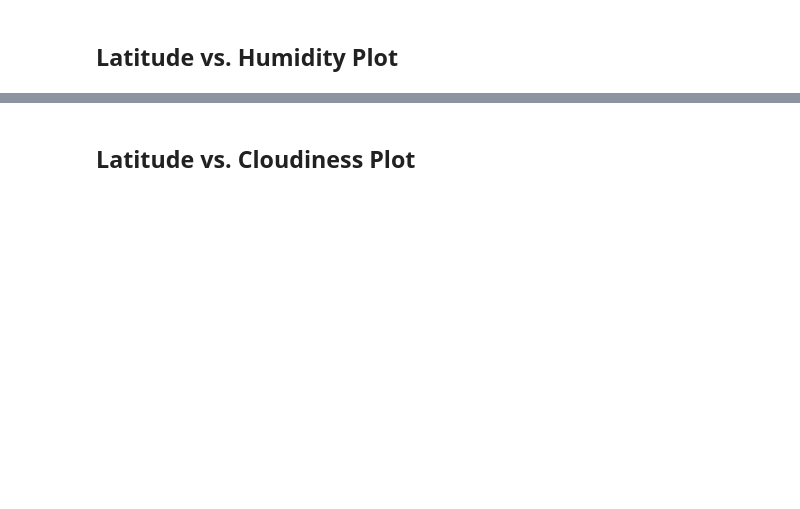
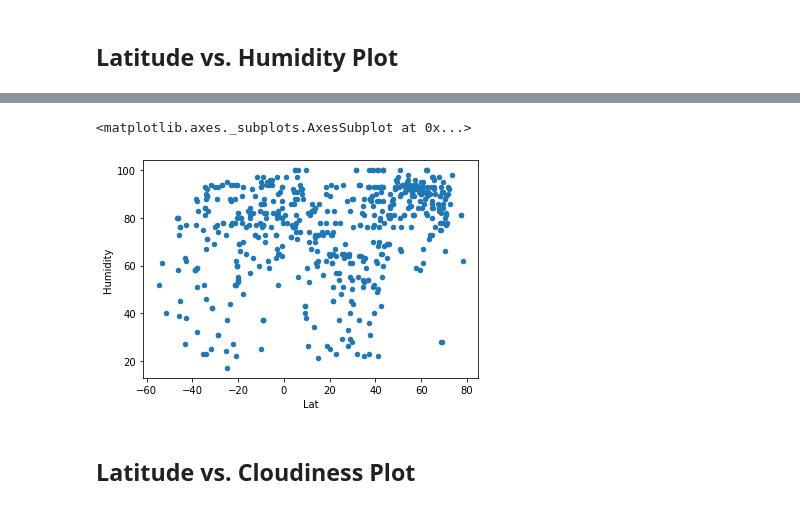
Before and after one commit to cmcoder9/python-API-HW, a Jupyter notebook: WeatherPy.ipynb, the cells around one changed output, grey strips where cells are left out. Saved outputs shown, nothing was run; the diff lists cells and outputs as text; code cells hidden in the pictures; blank space fills up the shorter version.

```diff
--- a/WeatherPy.ipynb
+++ b/WeatherPy.ipynb
@@ -141,2 +174,7 @@ Int64Index([], dtype='int64')
+# %%
+weather_df.plot(kind='scatter', x='Lat', y='Humidity')
+# %% [output]
+<matplotlib.axes._subplots.AxesSubplot at 0x...>
+[figure, added]
 # %% [markdown]
 ## Latitude vs. Cloudiness Plot
```
Also changed, not shown: parts of 35 cells of this notebook, 1 other file.
